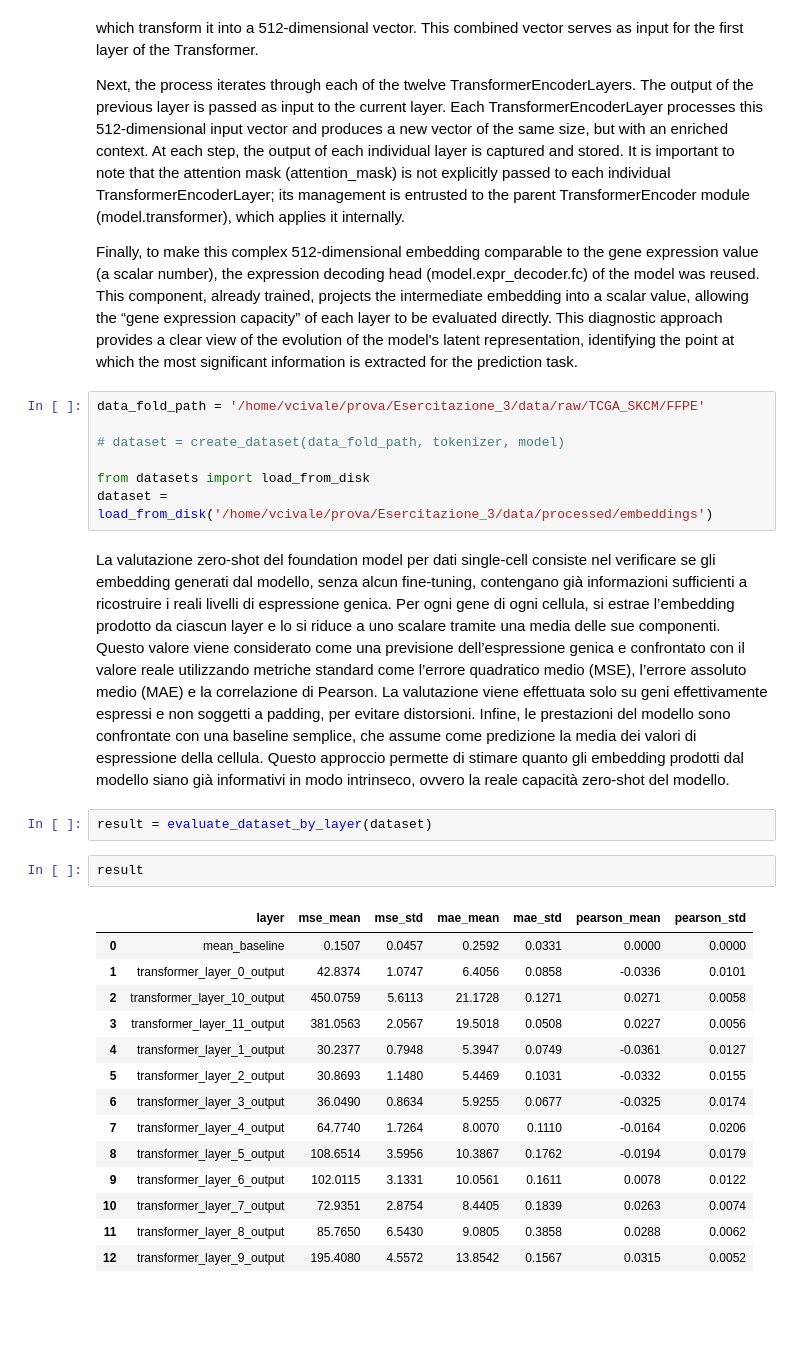
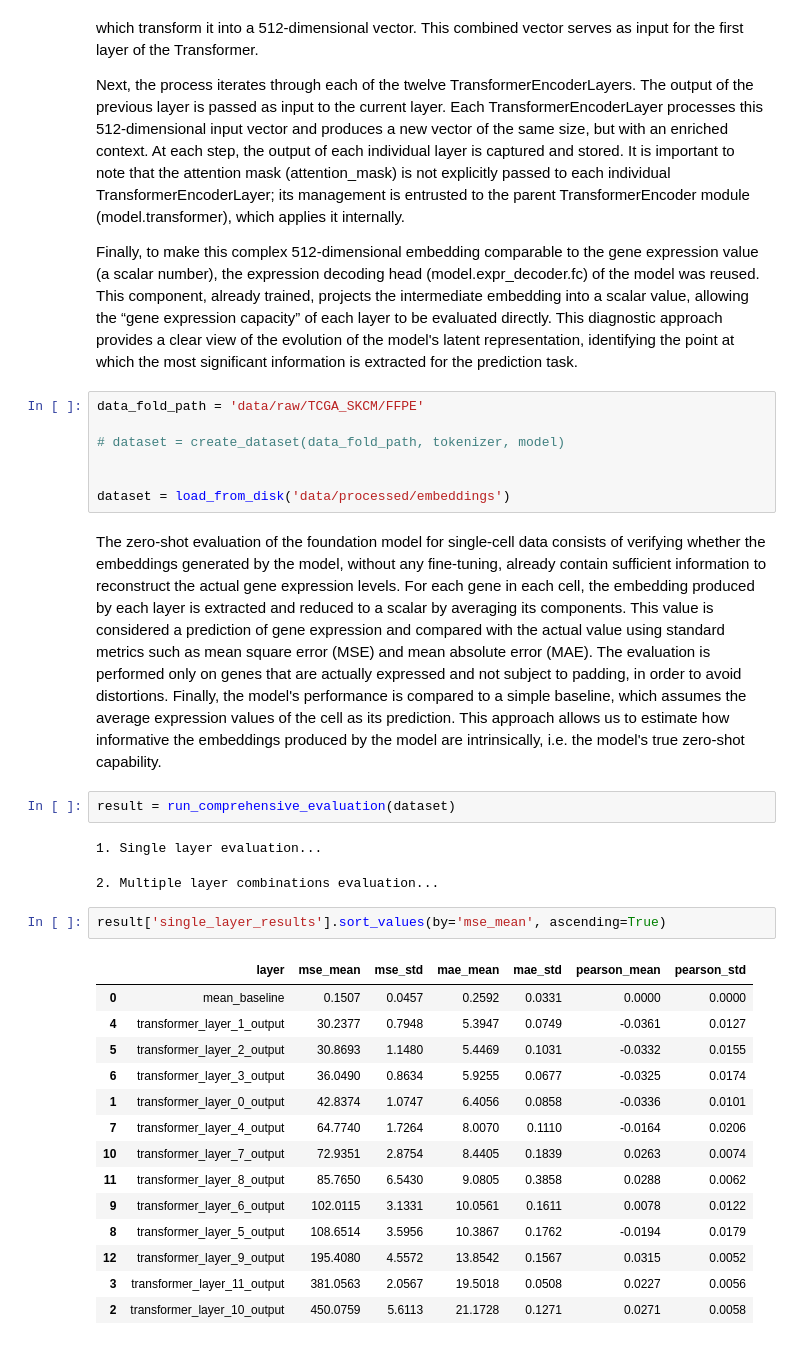
Before and after one commit to vincenzocivale/prova, a Jupyter notebook: Esercitazione_3/Lab3_Transformers (1).ipynb, the cells around one changed output. Saved outputs shown, nothing was run; the diff lists cells and outputs as text; blank space fills up the shorter version.

```diff
--- a/Esercitazione_3/Lab3_Transformers (1).ipynb
+++ b/Esercitazione_3/Lab3_Transformers (1).ipynb
@@ -265,30 +265,33 @@ Next, the process iterates through each of the twelve TransformerEncoderLayers.
 
 Finally, to make this complex 512-dimensional embedding comparable to the gene expression value (a scalar number), the expression decoding head (model.expr_decoder.fc) of the model was reused. This component, already trained, projects the intermediate embedding into a scalar value, allowing the “gene expression capacity” of each layer to be evaluated directly. This diagnostic approach provides a clear view of the evolution of the model's latent representation, identifying the point at which the most significant information is extracted for the prediction task.
 # %%
-data_fold_path = '/home/vcivale/prova/Esercitazione_3/data/raw/TCGA_SKCM/FFPE'
+data_fold_path = 'data/raw/TCGA_SKCM/FFPE'
 
 # dataset = create_dataset(data_fold_path, tokenizer, model)
 
-from datasets import load_from_disk
-dataset = load_from_disk('/home/vcivale/prova/Esercitazione_3/data/processed/embeddings')
+
+dataset = load_from_disk('data/processed/embeddings')
 # %% [markdown]
-La valutazione zero-shot del foundation model per dati single-cell consiste nel verificare se gli embedding generati dal modello, senza alcun fine-tuning, contengano già informazioni sufficienti a ricostruire i reali livelli di espressione genica. Per ogni gene di ogni cellula, si estrae l’embedding prodotto da ciascun layer e lo si riduce a uno scalare tramite una media delle sue componenti. Questo valore viene considerato come una previsione dell’espressione genica e confrontato con il valore reale utilizzando metriche standard come l’errore quadratico medio (MSE), l’errore assoluto medio (MAE) e la correlazione di Pearson. La valutazione viene effettuata solo su geni effettivamente espressi e non soggetti a padding, per evitare distorsioni. Infine, le prestazioni del modello sono confrontate con una baseline semplice, che assume come predizione la media dei valori di espressione della cellula. Questo approccio permette di stimare quanto gli embedding prodotti dal modello siano già informativi in modo intrinseco, ovvero la reale capacità zero-shot del modello.
+The zero-shot evaluation of the foundation model for single-cell data consists of verifying whether the embeddings generated by the model, without any fine-tuning, already contain sufficient information to reconstruct the actual gene expression levels. For each gene in each cell, the embedding produced by each layer is extracted and reduced to a scalar by averaging its components. This value is considered a prediction of gene expression and compared with the actual value using standard metrics such as mean square error (MSE) and mean absolute error (MAE). The evaluation is performed only on genes that are actually expressed and not subject to padding, in order to avoid distortions. Finally, the model's performance is compared to a simple baseline, which assumes the average expression values of the cell as its prediction. This approach allows us to estimate how informative the embeddings produced by the model are intrinsically, i.e. the model's true zero-shot capability.
-# %%
-result = evaluate_dataset_by_layer(dataset)
-# %%
-result
-# %% [output]
-|  | layer | mse_mean | mse_std | mae_mean | mae_std | pearson_mean | pearson_std |
-| 0 | mean_baseline | 0.1507 | 0.0457 | 0.2592 | 0.0331 | 0.0000 | 0.0000 |
-| 1 | transformer_layer_0_output | 42.8374 | 1.0747 | 6.4056 | 0.0858 | -0.0336 | 0.0101 |
-| 2 | transformer_layer_10_output | 450.0759 | 5.6113 | 21.1728 | 0.1271 | 0.0271 | 0.0058 |
-| 3 | transformer_layer_11_output | 381.0563 | 2.0567 | 19.5018 | 0.0508 | 0.0227 | 0.0056 |
-| 4 | transformer_layer_1_output | 30.2377 | 0.7948 | 5.3947 | 0.0749 | -0.0361 | 0.0127 |
-| 5 | transformer_layer_2_output | 30.8693 | 1.1480 | 5.4469 | 0.1031 | -0.0332 | 0.0155 |
-| 6 | transformer_layer_3_output | 36.0490 | 0.8634 | 5.9255 | 0.0677 | -0.0325 | 0.0174 |
-| 7 | transformer_layer_4_output | 64.7740 | 1.7264 | 8.0070 | 0.1110 | -0.0164 | 0.0206 |
-| 8 | transformer_layer_5_output | 108.6514 | 3.5956 | 10.3867 | 0.1762 | -0.0194 | 0.0179 |
-| 9 | transformer_layer_6_output | 102.0115 | 3.1331 | 10.0561 | 0.1611 | 0.0078 | 0.0122 |
-| 10 | transformer_layer_7_output | 72.9351 | 2.8754 | 8.4405 | 0.1839 | 0.0263 | 0.0074 |
-| 11 | transformer_layer_8_output | 85.7650 | 6.5430 | 9.0805 | 0.3858 | 0.0288 | 0.0062 |
-| 12 | transformer_layer_9_output | 195.4080 | 4.5572 | 13.8542 | 0.1567 | 0.0315 | 0.0052 |
+# %%
+result = run_comprehensive_evaluation(dataset)
+# %% [output]
+1. Single layer evaluation...
+2. Multiple layer combinations evaluation...
+# %%
+result['single_layer_results'].sort_values(by='mse_mean', ascending=True)
+# %% [output]
+|  | layer | mse_mean | mse_std | mae_mean | mae_std | pearson_mean | pearson_std |
+| 0 | mean_baseline | 0.1507 | 0.0457 | 0.2592 | 0.0331 | 0.0000 | 0.0000 |
+| 4 | transformer_layer_1_output | 30.2377 | 0.7948 | 5.3947 | 0.0749 | -0.0361 | 0.0127 |
+| 5 | transformer_layer_2_output | 30.8693 | 1.1480 | 5.4469 | 0.1031 | -0.0332 | 0.0155 |
+| 6 | transformer_layer_3_output | 36.0490 | 0.8634 | 5.9255 | 0.0677 | -0.0325 | 0.0174 |
+| 1 | transformer_layer_0_output | 42.8374 | 1.0747 | 6.4056 | 0.0858 | -0.0336 | 0.0101 |
+| 7 | transformer_layer_4_output | 64.7740 | 1.7264 | 8.0070 | 0.1110 | -0.0164 | 0.0206 |
+| 10 | transformer_layer_7_output | 72.9351 | 2.8754 | 8.4405 | 0.1839 | 0.0263 | 0.0074 |
+| 11 | transformer_layer_8_output | 85.7650 | 6.5430 | 9.0805 | 0.3858 | 0.0288 | 0.0062 |
+| 9 | transformer_layer_6_output | 102.0115 | 3.1331 | 10.0561 | 0.1611 | 0.0078 | 0.0122 |
+| 8 | transformer_layer_5_output | 108.6514 | 3.5956 | 10.3867 | 0.1762 | -0.0194 | 0.0179 |
+| 12 | transformer_layer_9_output | 195.4080 | 4.5572 | 13.8542 | 0.1567 | 0.0315 | 0.0052 |
+| 3 | transformer_layer_11_output | 381.0563 | 2.0567 | 19.5018 | 0.0508 | 0.0227 | 0.0056 |
+| 2 | transformer_layer_10_output | 450.0759 | 5.6113 | 21.1728 | 0.1271 | 0.0271 | 0.0058 |
```
Also changed, not shown: parts of 7 cells of this notebook, 2 other files.
